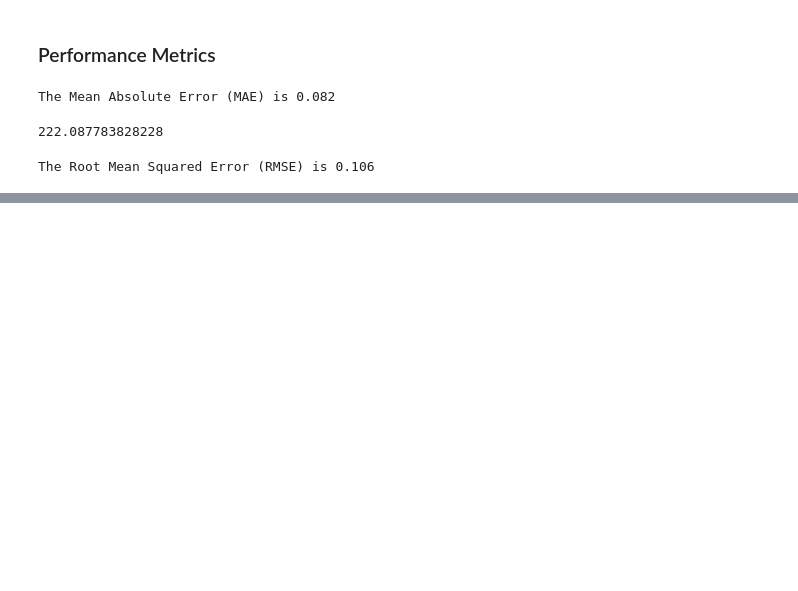
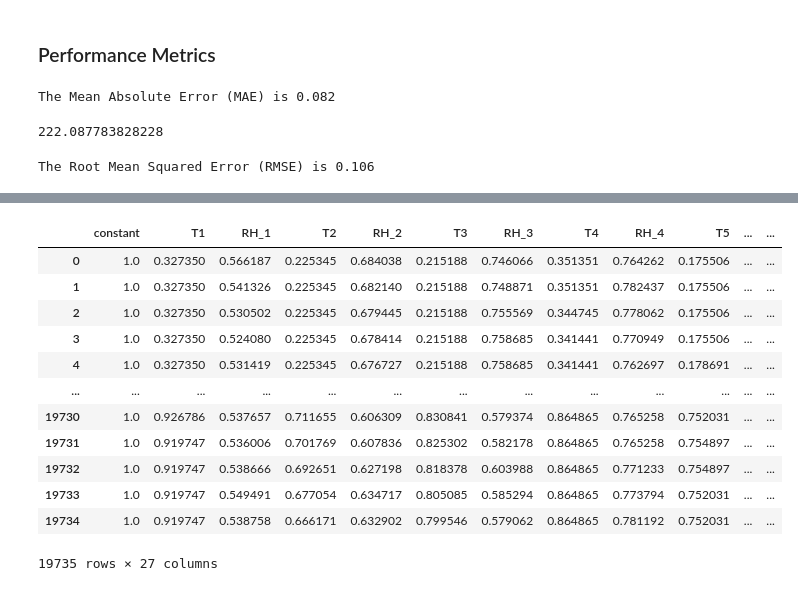
Before and after one commit to odara-rapheal/regression-graded-assessment, a Jupyter notebook: regression graded assessment.ipynb, the cells around one changed output, grey strips where cells are left out. Drawn from its saved outputs; the diff is of its cells as text; code cells hidden in the pictures; blank space fills up the shorter version.

```diff
--- a/regression graded assessment.ipynb
+++ b/regression graded assessment.ipynb
@@ -357,0 +372,4 @@ The Root Mean Squared Error (RMSE) is 0.106
+# %%
+# defining the dependent and independent variables
+X = scaled_dataset.iloc[:, :-1 ].values
+y = scaled_dataset.loc[:, ["Appliances"] ].values
@@ -357,0 +440,3 @@ The Root Mean Squared Error (RMSE) is 0.106
+# %%
+# adding the column of ones to our matrix of features X
+new_X = np.append(arr = np.ones((19735, 1)).astype(int), values = X, axis = 1)
@@ -357,0 +460,19 @@ The Root Mean Squared Error (RMSE) is 0.106
+# %%
+# turning the new_X varaible into a dataframe
+new_X_df = pd.DataFrame(new_X, columns = ["constant", "T1", "RH_1", "T2", "RH_2", "T3", "RH_3", "T4", "RH_4", "T5", "RH_5", "T6", "RH_6", "T7", "RH_7", "T8", "RH_8", "T9", "RH_9", "T_out", "Press_mm_hg", "RH_out", "Windspeed", "Visibility", "Tdewpoint", "rv1", "rv2"])
+# %%
+new_X_df
+# %% [output]
+|  | constant | T1 | RH_1 | T2 | RH_2 | T3 | RH_3 | T4 | RH_4 | T5 | ... | ... |
+| 0 | 1.0 | 0.327350 | 0.566187 | 0.225345 | 0.684038 | 0.215188 | 0.746066 | 0.351351 | 0.764262 | 0.175506 | ... | ... |
+| 1 | 1.0 | 0.327350 | 0.541326 | 0.225345 | 0.682140 | 0.215188 | 0.748871 | 0.351351 | 0.782437 | 0.175506 | ... | ... |
+| 2 | 1.0 | 0.327350 | 0.530502 | 0.225345 | 0.679445 | 0.215188 | 0.755569 | 0.344745 | 0.778062 | 0.175506 | ... | ... |
+| 3 | 1.0 | 0.327350 | 0.524080 | 0.225345 | 0.678414 | 0.215188 | 0.758685 | 0.341441 | 0.770949 | 0.175506 | ... | ... |
+| 4 | 1.0 | 0.327350 | 0.531419 | 0.225345 | 0.676727 | 0.215188 | 0.758685 | 0.341441 | 0.762697 | 0.178691 | ... | ... |
+| ... | ... | ... | ... | ... | ... | ... | ... | ... | ... | ... | ... | ... |
+| 19730 | 1.0 | 0.926786 | 0.537657 | 0.711655 | 0.606309 | 0.830841 | 0.579374 | 0.864865 | 0.765258 | 0.752031 | ... | ... |
+| 19731 | 1.0 | 0.919747 | 0.536006 | 0.701769 | 0.607836 | 0.825302 | 0.582178 | 0.864865 | 0.765258 | 0.754897 | ... | ... |
+| 19732 | 1.0 | 0.919747 | 0.538666 | 0.692651 | 0.627198 | 0.818378 | 0.603988 | 0.864865 | 0.771233 | 0.754897 | ... | ... |
+| 19733 | 1.0 | 0.919747 | 0.549491 | 0.677054 | 0.634717 | 0.805085 | 0.585294 | 0.864865 | 0.773794 | 0.752031 | ... | ... |
+| 19734 | 1.0 | 0.919747 | 0.538758 | 0.666171 | 0.632902 | 0.799546 | 0.579062 | 0.864865 | 0.781192 | 0.752031 | ... | ... |
+19735 rows × 27 columns
```
Also changed, not shown: parts of 28 cells of this notebook.
